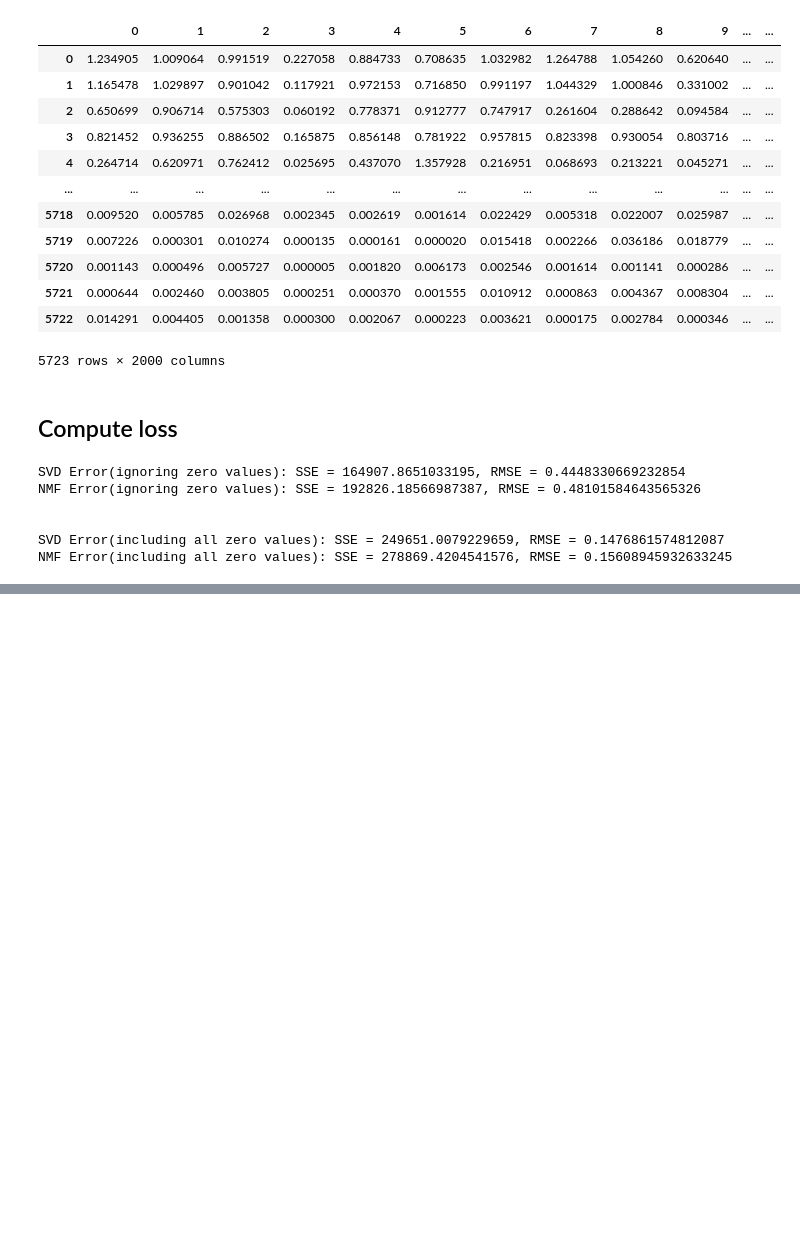
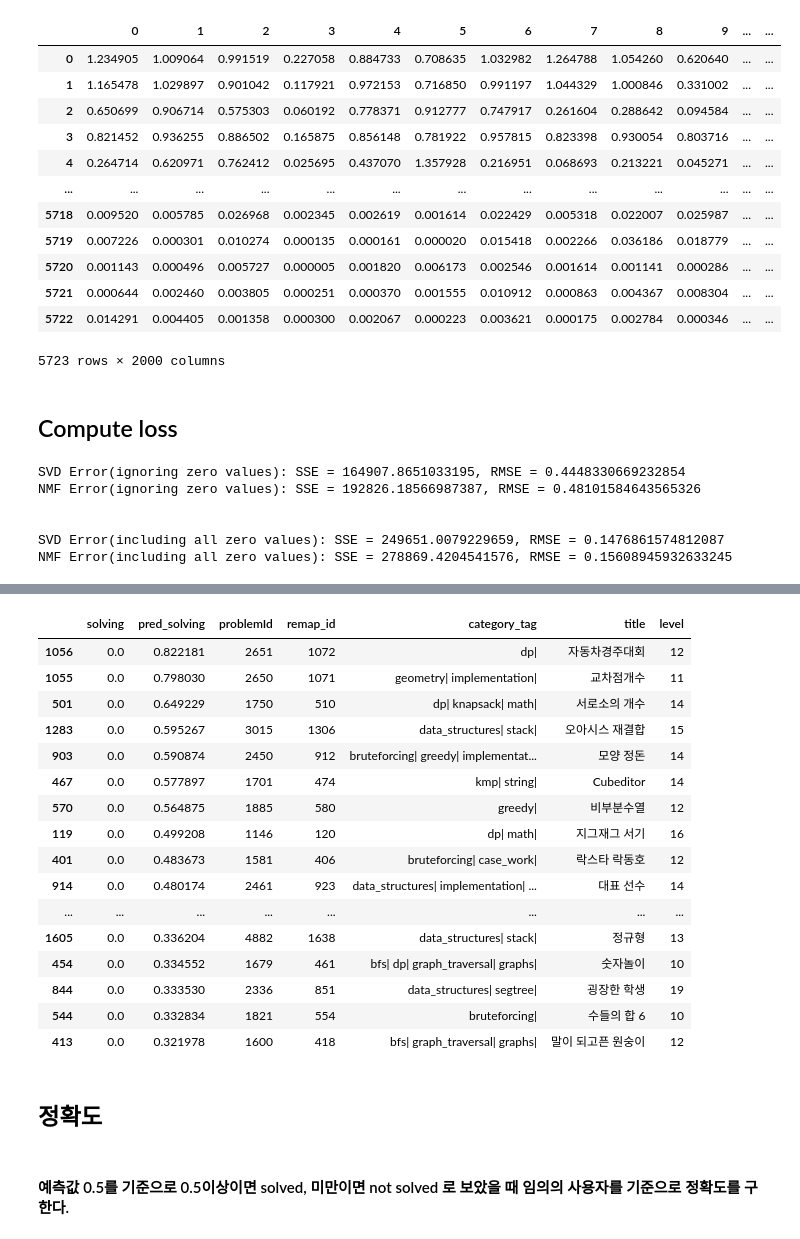
Before and after one commit to vidigummy/Algorithm_Recommendation, a Jupyter notebook: CF/CF.ipynb, the cells around one changed output, grey strips where cells are left out. Saved outputs shown, nothing was run; the diff lists cells and outputs as text; code cells hidden in the pictures; blank space fills up the shorter version.

```diff
--- a/CF/CF.ipynb
+++ b/CF/CF.ipynb
@@ -206,0 +405,8 @@ A_approx_svd = np.dot(np.dot(U, np.diag(Sigma)), VT)
+# %%
+problem_list['title'] = ""
+problem_list['level'] = 0
+for i in range(len(problem_list)):
+    title = userId_problemId[userId_problemId['problemId']==problem_list.iloc[i]['problemId']]['title'].item()
+    level = userId_problemId[userId_problemId['problemId']==problem_list.iloc[i]['problemId']]['level'].item()
+    problem_list.loc[i, 'title'] = title
+    problem_list.loc[i, 'level'] = level
@@ -206,0 +418,31 @@ A_approx_svd = np.dot(np.dot(U, np.diag(Sigma)), VT)
+# %%
+f_ratings = pd.read_csv(dir + 'userId_problemId_remap.csv', usecols=['userId', 'problemId'])
+f_ratings = f_ratings.assign(solve=1)
+f_ratings.drop_duplicates(inplace = True)
+f_ratings = f_ratings.pivot(index = 'problemId', columns = 'userId', values = 'solve').fillna(0)
+
+# len()
+# %%
+def makePredictions(actual, pred, user):
+    actual_user_solve = pd.DataFrame(actual).iloc[:, user]
+    pred_user_solve = pd.DataFrame(pred).iloc[:, user]
+    total_df = pd.concat([actual_user_solve, pred_user_solve, pd.DataFrame(f_ratings.index)], axis = 1)
+    total_df.columns = ['solving', 'pred_solving', 'problemId']
+    total_df = total_df.merge(problem_list, on='problemId')
+
+    solved = total_df[total_df['solving']==1]
+    solved = solved.sort_values(by='pred_solving', ascending=False)
+
+    not_solved = total_df[total_df['solving']==0]
+    not_solved = not_solved.sort_values(by='pred_solving', ascending=False)
+
+    total_df = total.sort_values(by='pred_solving', ascending=False)
+    return total_df, solved, not_solved
+
+def findMiddle(dataframe):
+    mid = len(dataframe)//2
+    return dataframe.iloc[mid-5:mid+5]
+# %%
+userNumber = 944
+
+total, prediction_with_solved, prediction_with_notsolved = makePredictions(A, A_approx_svd, userNumber)
@@ -206,0 +561,24 @@ A_approx_svd = np.dot(np.dot(U, np.diag(Sigma)), VT)
+# %%
+prediction_with_notsolved[prediction_with_notsolved['level']>=10].head(30)
+# %% [output]
+|  | solving | pred_solving | problemId | remap_id | category_tag | title | level |
+| 1056 | 0.0 | 0.822181 | 2651 | 1072 | dp| | 자동차경주대회 | 12 |
+| 1055 | 0.0 | 0.798030 | 2650 | 1071 | geometry| implementation| | 교차점개수 | 11 |
+| 501 | 0.0 | 0.649229 | 1750 | 510 | dp| knapsack| math| | 서로소의 개수 | 14 |
+| 1283 | 0.0 | 0.595267 | 3015 | 1306 | data_structures| stack| | 오아시스 재결합 | 15 |
+| 903 | 0.0 | 0.590874 | 2450 | 912 | bruteforcing| greedy| implementat... | 모양 정돈 | 14 |
+| 467 | 0.0 | 0.577897 | 1701 | 474 | kmp| string| | Cubeditor | 14 |
+| 570 | 0.0 | 0.564875 | 1885 | 580 | greedy| | 비부분수열 | 12 |
+| 119 | 0.0 | 0.499208 | 1146 | 120 | dp| math| | 지그재그 서기 | 16 |
+| 401 | 0.0 | 0.483673 | 1581 | 406 | bruteforcing| case_work| | 락스타 락동호 | 12 |
+| 914 | 0.0 | 0.480174 | 2461 | 923 | data_structures| implementation| ... | 대표 선수 | 14 |
+| ... | ... | ... | ... | ... | ... | ... | ... |
+| 1605 | 0.0 | 0.336204 | 4882 | 1638 | data_structures| stack| | 정규형 | 13 |
+| 454 | 0.0 | 0.334552 | 1679 | 461 | bfs| dp| graph_traversal| graphs| | 숫자놀이 | 10 |
+| 844 | 0.0 | 0.333530 | 2336 | 851 | data_structures| segtree| | 굉장한 학생 | 19 |
+| 544 | 0.0 | 0.332834 | 1821 | 554 | bruteforcing| | 수들의 합 6 | 10 |
+| 413 | 0.0 | 0.321978 | 1600 | 418 | bfs| graph_traversal| graphs| | 말이 되고픈 원숭이 | 12 |
+# %% [markdown]
+## 정확도
+# %% [markdown]
+#### 예측값 0.5를 기준으로 0.5이상이면 solved, 미만이면 not solved 로 보았을 때 임의의 사용자를 기준으로 정확도를 구한다.
```
Also changed, not shown: parts of 34 cells of this notebook.
